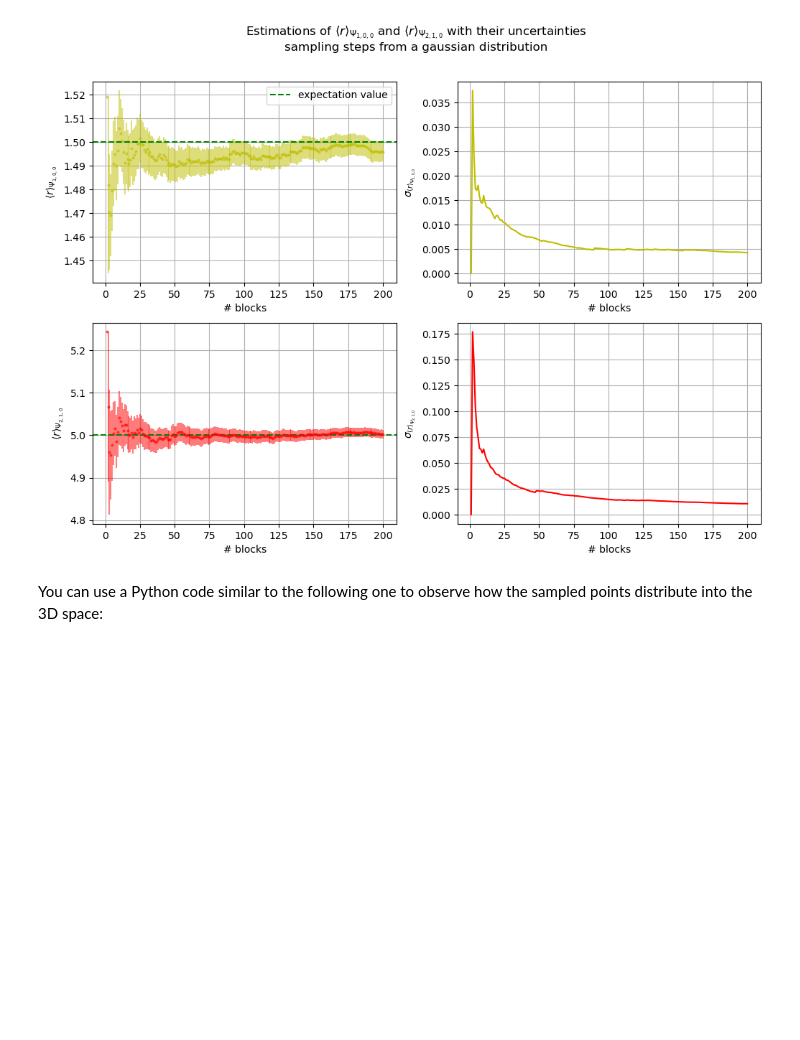
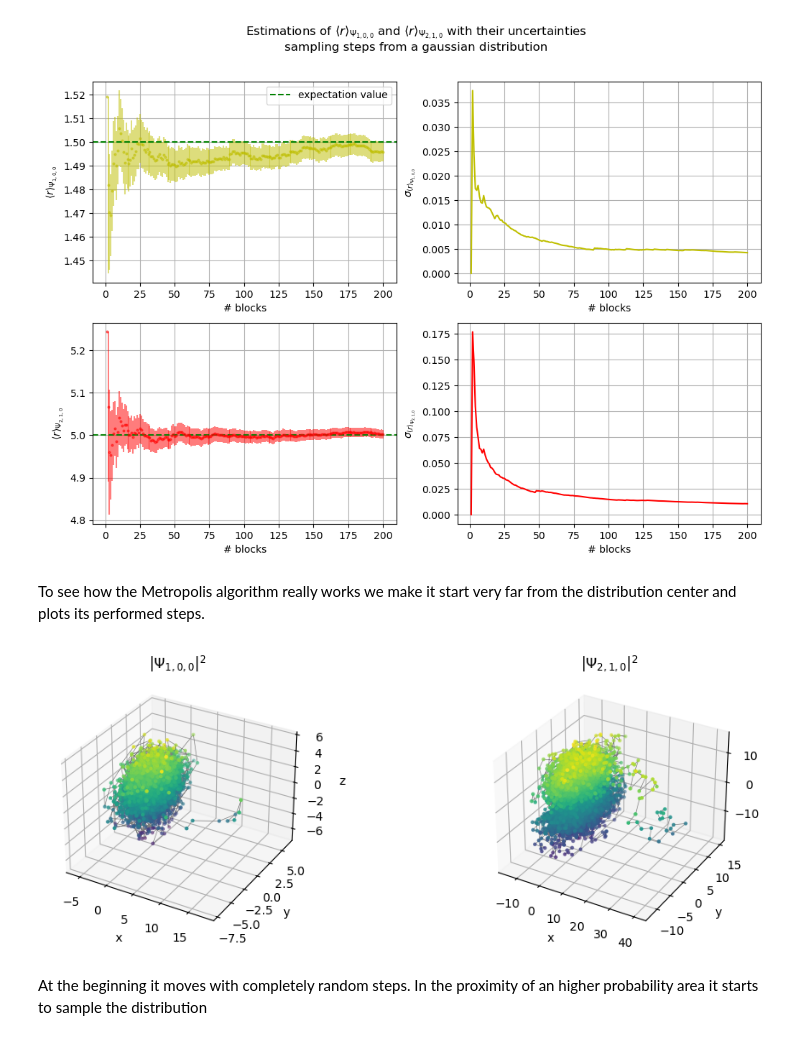
Before and after one commit to edoiannu/LSN_Exercises_Iannucci, a Jupyter notebook: Exercises_05/LSN_Exercises_05.ipynb, the cells around one changed output. Saved outputs shown, nothing was run; the diff lists cells and outputs as text; code cells hidden in the pictures; blank space fills up the shorter version.

```diff
--- a/Exercises_05/LSN_Exercises_05.ipynb
+++ b/Exercises_05/LSN_Exercises_05.ipynb
@@ -131,8 +137,8 @@ fig.suptitle(r'Estimations of $\left\langle r \right\rangle_{\Psi_{1,0,0}}$ and
 plt.show()
 # %% [output]
 [figure]
-# %% [markdown]
-You can use a Python code similar to the following one to observe how the sampled points distribute into the 3D space:
+# %% [markdown]
+To see how the Metropolis algorithm really works we make it start very far from the distribution center and plots its performed steps.
 # %%
 import matplotlib
 import matplotlib.pyplot as plt
@@ -151,30 +157,40 @@ ax_ = fig.add_subplot(122, projection='3d')
 
 with open('results/steps-1s-uniform.out', 'r') as file:
     reader = csv.reader(file)
     for list in file:
         elements = list.split()
         X.append(float(elements[0]))
         Y.append(float(elements[1]))
         Z.append(float(elements[2]))
 
 ax.scatter(X, Y, Z, c=Z, marker='.')
 ax.plot(X, Y, Z, linewidth=0.5, color='grey')
 ax.set_xlabel('x')
 ax.set_ylabel('y')
 ax.set_zlabel('z')
+ax.set_title(r'$\left| \Psi_{1,0,0} \right|^2$')
+
+X = []
+Y = []
+Z = []
 
 with open('results/steps-2p-uniform.out', 'r') as file:
     reader = csv.reader(file)
     for list in file:
         elements = list.split()
         X.append(float(elements[0]))
         Y.append(float(elements[1]))
         Z.append(float(elements[2]))
 
 ax_.scatter(X, Y, Z, c=Z, marker='.')
 ax_.plot(X, Y, Z, linewidth=0.5, color='grey')
 ax_.set_xlabel('x')
 ax_.set_ylabel('y')
 ax_.set_zlabel('z')
+ax_.set_title(r'$\left| \Psi_{2,1,0} \right|^2$')
 
 plt.show()
+# %% [output]
+[figure, added]
+# %% [markdown]
+At the beginning it moves with completely random steps. In the proximity of an higher probability area it starts to sample the distribution
```
Also changed, not shown: parts of 1 cell of this notebook.
